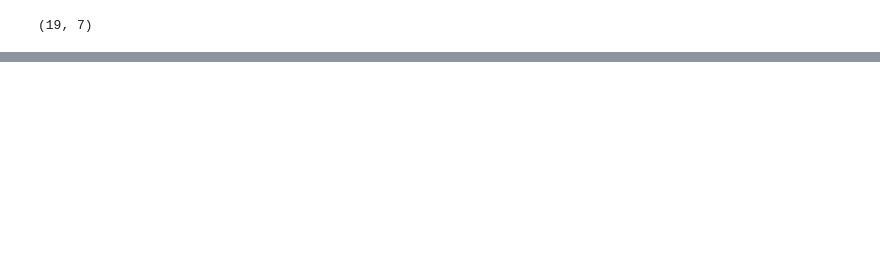
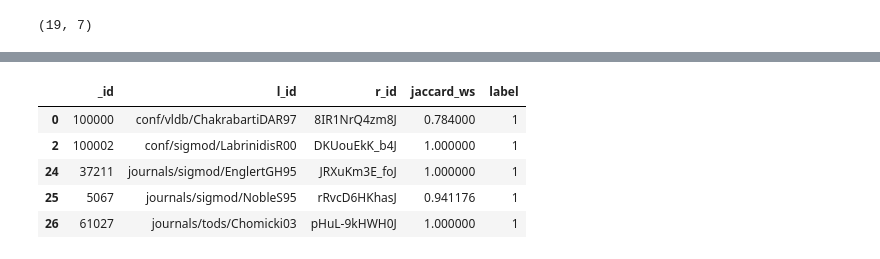
Before and after one commit to Sripradha-karkala/py_stringsimjoin-2, a Jupyter notebook: dblp_scholar.ipynb, the cells around one changed output, grey strips where cells are left out. Cells and saved outputs as stored; diff of their text form; code cells hidden in the pictures; blank space fills up the shorter version.

```diff
--- a/dblp_scholar.ipynb
+++ b/dblp_scholar.ipynb
@@ -145,0 +205,9 @@ len(dbg['false_neg']), len(dbg['false_pos'])
+# %%
+lp1.head()
+# %% [output]
+|  | _id | l_id | r_id | jaccard_ws | label |
+| 0 | 100000 | conf/vldb/ChakrabartiDAR97 | 8IR1NrQ4zm8J | 0.784000 | 1 |
+| 2 | 100002 | conf/sigmod/LabrinidisR00 | DKUouEkK_b4J | 1.000000 | 1 |
+| 24 | 37211 | journals/sigmod/EnglertGH95 | JRXuKm3E_foJ | 1.000000 | 1 |
+| 25 | 5067 | journals/sigmod/NobleS95 | rRvcD6HKhasJ | 0.941176 | 1 |
+| 26 | 61027 | journals/tods/Chomicki03 | pHuL-9kHWH0J | 1.000000 | 1 |
```
Also changed, not shown: parts of 25 cells of this notebook, 3 other files.
